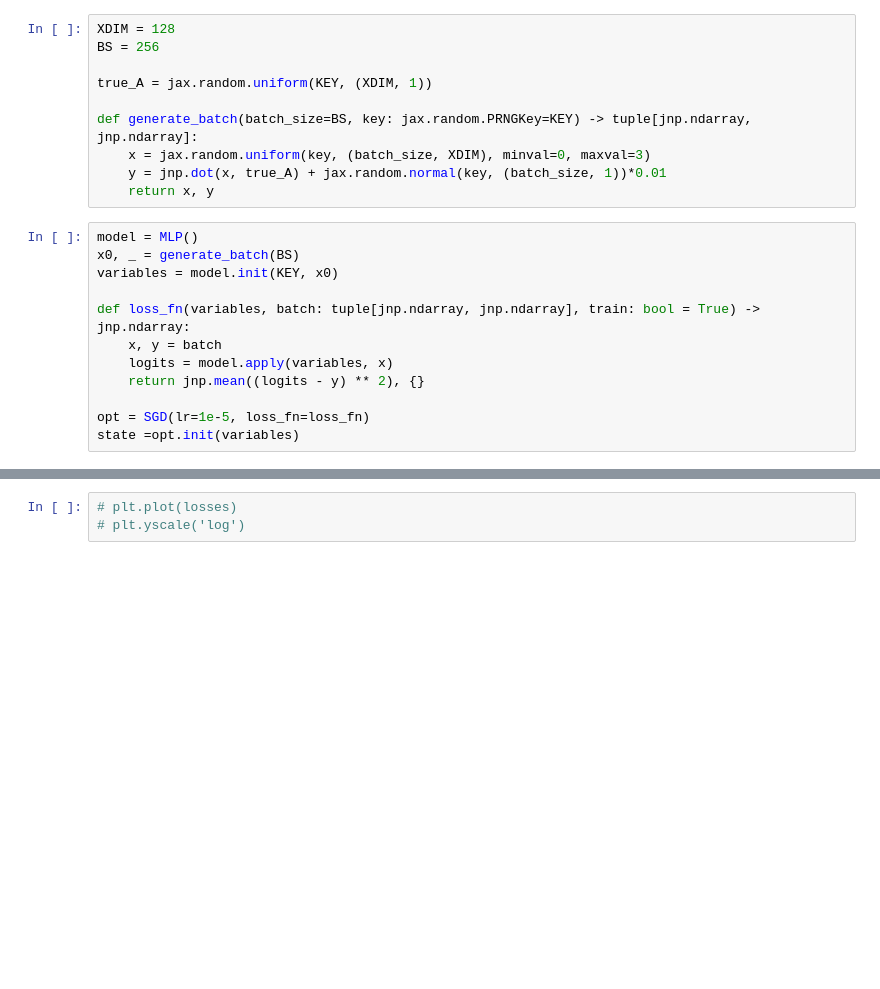
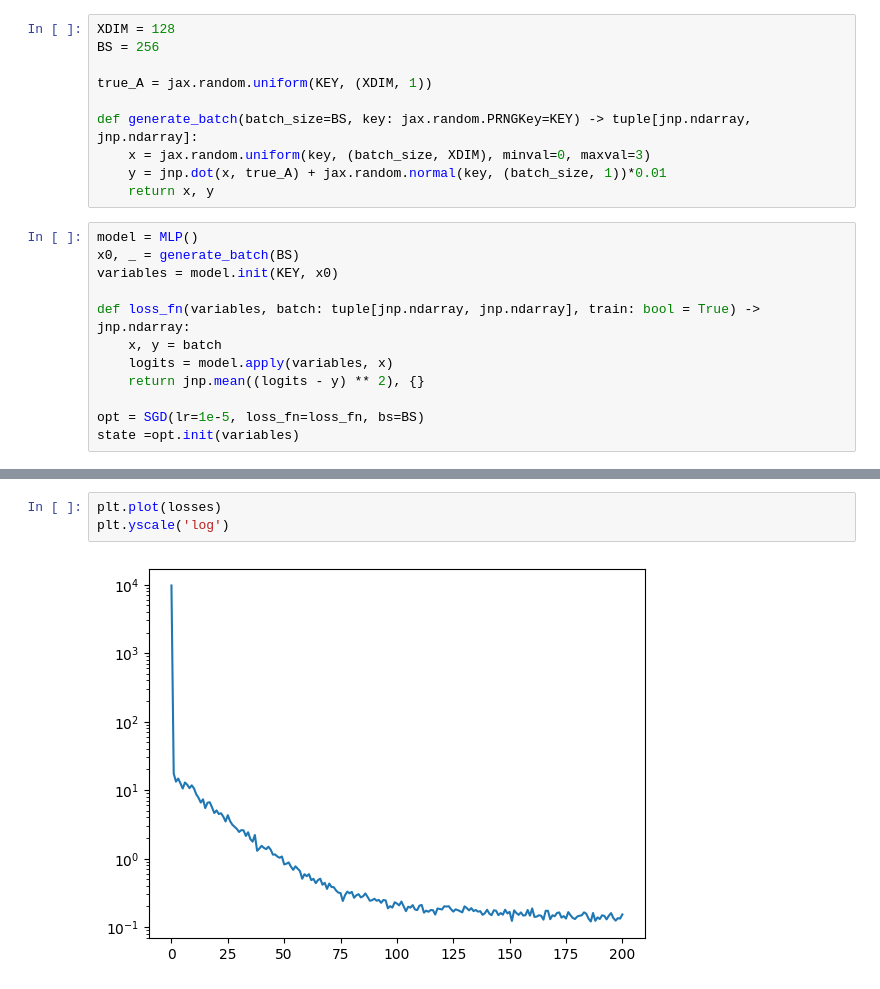
Before and after one commit to tsar1in/Optimization_8sem, a Jupyter notebook: sgd_test.ipynb, the cells around one changed output, grey strips where cells are left out. Drawn from its saved outputs; the diff is of its cells as text; blank space fills up the shorter version.

```diff
--- a/sgd_test.ipynb
+++ b/sgd_test.ipynb
@@ -28,7 +28,7 @@ def loss_fn(variables, batch: tuple[jnp.ndarray, jnp.ndarray], train: bool = Tru
     logits = model.apply(variables, x)
     return jnp.mean((logits - y) ** 2), {}
 
-opt = SGD(lr=1e-5, loss_fn=loss_fn)
+opt = SGD(lr=1e-5, loss_fn=loss_fn, bs=BS)
 state =opt.init(variables)
 # %%
 %%time
@@ -62,3 +63,5 @@ Wall time: 1min 14s
 # %%
-# plt.plot(losses)
-# plt.yscale('log')
+plt.plot(losses)
+plt.yscale('log')
+# %% [output]
+[figure, added]
```
Also changed, not shown: parts of 1 cell of this notebook, 5 other files.
